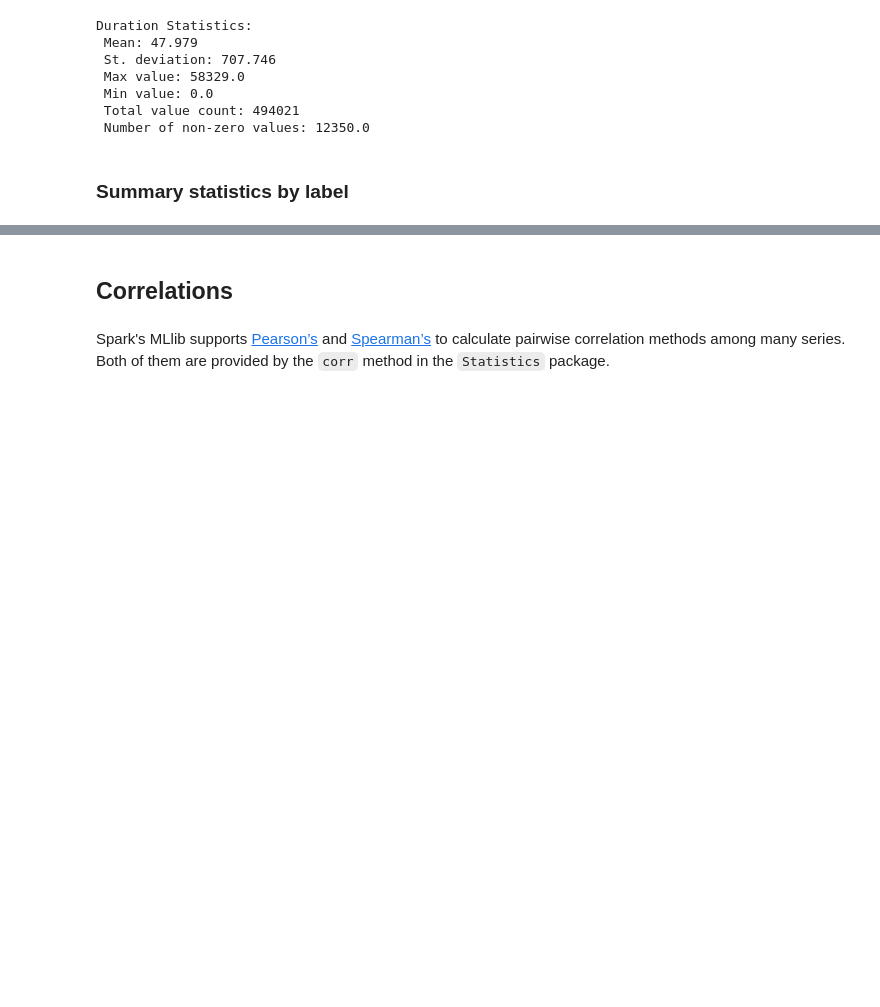
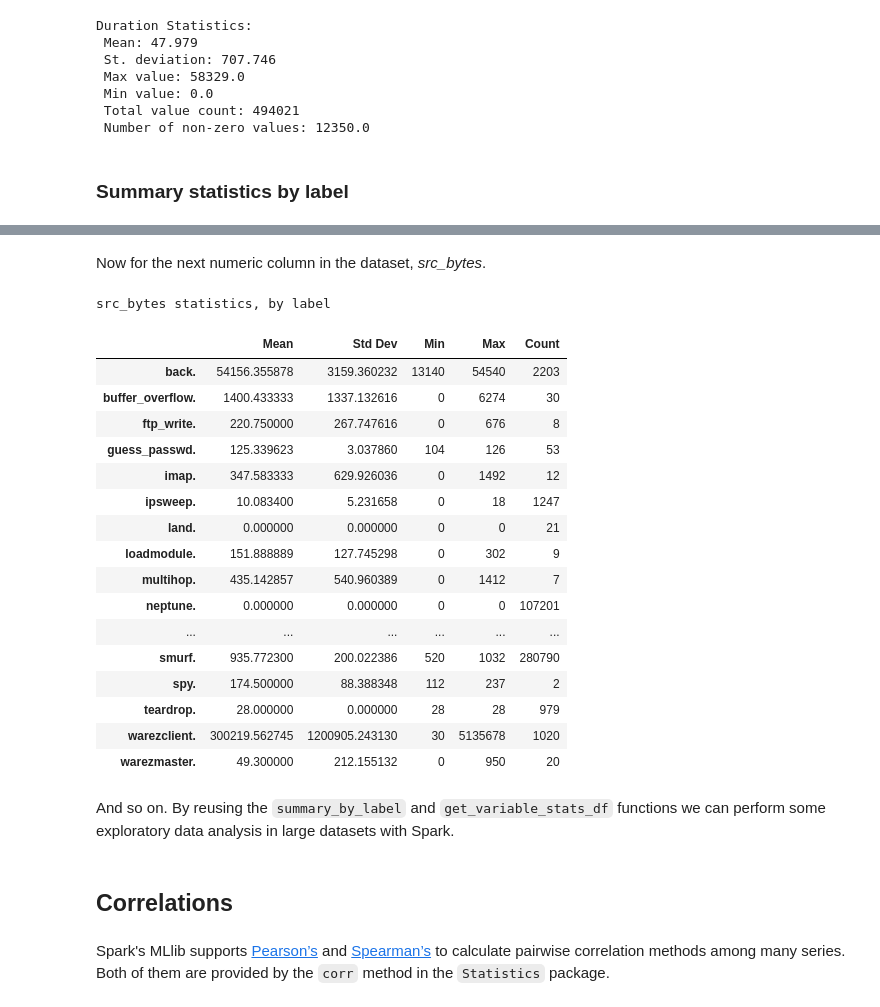
Before and after one commit to jadianes/spark-py-notebooks, a Jupyter notebook: nb7-mllib-statistics/nb7-mllib-statistics.ipynb, the cells around one changed output, grey strips where cells are left out. Saved outputs shown, nothing was run; the diff lists cells and outputs as text; code cells hidden in the pictures; blank space fills up the shorter version.

```diff
--- a/nb7-mllib-statistics/nb7-mllib-statistics.ipynb
+++ b/nb7-mllib-statistics/nb7-mllib-statistics.ipynb
@@ -72,3 +235,29 @@ The interesting part of summary statistics for our case comes from being able to
+# %% [markdown]
+Now for the next numeric column in the dataset, *src_bytes*.
+# %%
+print "src_bytes statistics, by label"
+get_variable_stats_df(stats_by_label,1)
+# %% [output]
+src_bytes statistics, by label
+|  | Mean | Std Dev | Min | Max | Count |
+| back. | 54156.355878 | 3159.360232 | 13140 | 54540 | 2203 |
+| buffer_overflow. | 1400.433333 | 1337.132616 | 0 | 6274 | 30 |
+| ftp_write. | 220.750000 | 267.747616 | 0 | 676 | 8 |
+| guess_passwd. | 125.339623 | 3.037860 | 104 | 126 | 53 |
+| imap. | 347.583333 | 629.926036 | 0 | 1492 | 12 |
+| ipsweep. | 10.083400 | 5.231658 | 0 | 18 | 1247 |
+| land. | 0.000000 | 0.000000 | 0 | 0 | 21 |
+| loadmodule. | 151.888889 | 127.745298 | 0 | 302 | 9 |
+| multihop. | 435.142857 | 540.960389 | 0 | 1412 | 7 |
+| neptune. | 0.000000 | 0.000000 | 0 | 0 | 107201 |
+| ... | ... | ... | ... | ... | ... |
+| smurf. | 935.772300 | 200.022386 | 520 | 1032 | 280790 |
+| spy. | 174.500000 | 88.388348 | 112 | 237 | 2 |
+| teardrop. | 28.000000 | 0.000000 | 28 | 28 | 979 |
+| warezclient. | 300219.562745 | 1200905.243130 | 30 | 5135678 | 1020 |
+| warezmaster. | 49.300000 | 212.155132 | 0 | 950 | 20 |
+# %% [markdown]
+And so on. By reusing the `summary_by_label` and `get_variable_stats_df` functions we can perform some exploratory data analysis in large datasets with Spark.
 # %% [markdown]
 ## Correlations
 # %% [markdown]
```
Also changed, not shown: parts of 33 cells of this notebook, 1 other file.
